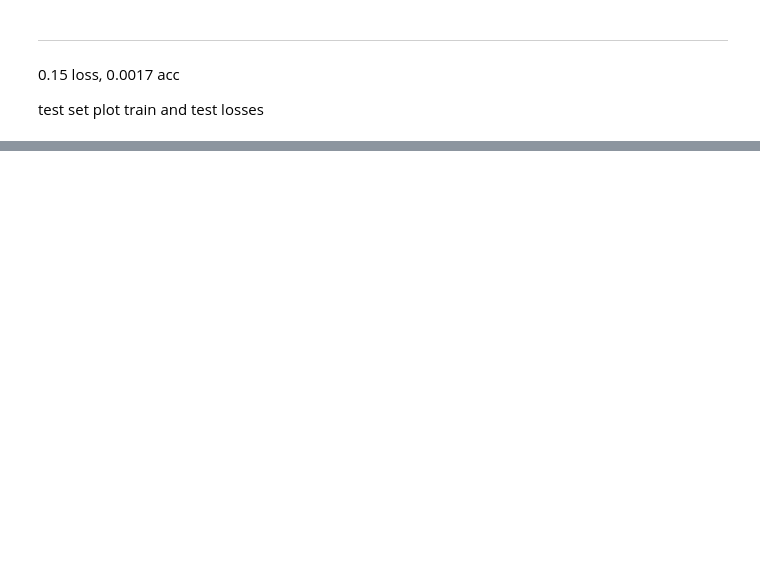
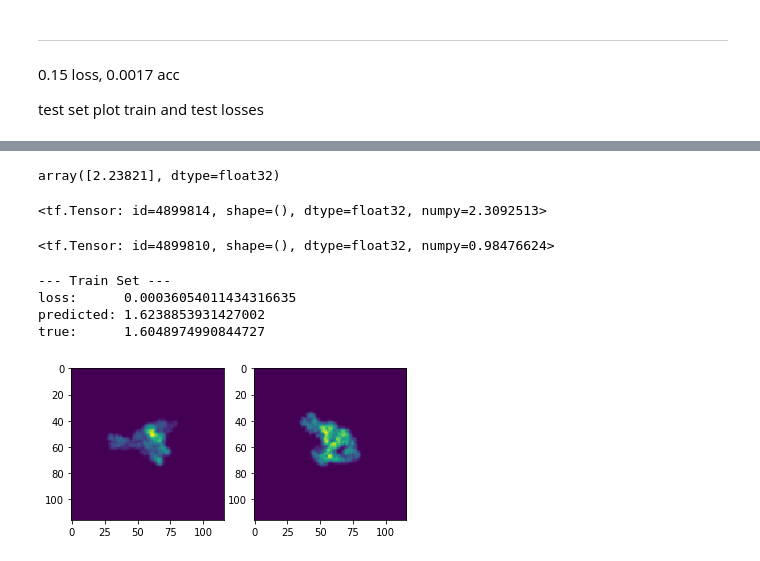
Before and after one commit to JelenaBanjac/protein-reconstruction, a Jupyter notebook: notebooks/Siamese_KERAS-protein.ipynb, the cells around one changed output, grey strips where cells are left out. Saved outputs shown, nothing was run; the diff lists cells and outputs as text; code cells hidden in the pictures; blank space fills up the shorter version.

```diff
--- a/notebooks/Siamese_KERAS-protein.ipynb
+++ b/notebooks/Siamese_KERAS-protein.ipynb
@@ -260,7 +260,7 @@ def create_pairs(x, y, num_pairs):
     labels = []
 
     # Sample some pairs.
-    idx1, idx2 = sample_pairs(num_projections=NUM_PROJECTIONS, num_pairs=num_pairs, style="knn", k=k)
+    idx1, idx2 = sample_pairs(num_projections=NUM_PROJECTIONS, num_pairs=num_pairs, style="knn_and_random", k=k)
 
     for z1, z2 in zip(idx1, idx2):
         pairs += [[x[z1], x[z2]]]
@@ -315,7 +315,7 @@ Pooling - shrinks in space
 # %% [markdown]
 ## Training
 # %%
-EPOCHS = 20
+EPOCHS = 100
 BATCH_SIZE = 256
 NUM_PROJECTIONS = 5000
 NUM_PAIRS = 50000
@@ -435,11 +462,31 @@ y_te_pred = model.predict([te_pairs[:, 0], te_pairs[:, 1]])
 # %%
 te_pairs = te_pairs.reshape(list(te_pairs.shape[:-2]) +[-1])
 tr_pairs = tr_pairs.reshape(list(tr_pairs.shape[:-2]) +[-1])
+# %%
+y_te_pred[0]
+# %% [output]
+array([2.23821], dtype=float32)
+# %%
+te_y[0]
+# %% [output]
+<tf.Tensor: id=4899814, shape=(), dtype=float32, numpy=2.3092513>
+# %%
+loss(y_te_pred, te_y.numpy())
+# %% [output]
+<tf.Tensor: id=4899810, shape=(), dtype=float32, numpy=0.98476624>
 # %%
-plt.imfig, (ax1, ax2) = plt.subplots(1, 2)
-ax1.imshow(te_pairs[2, 0])
-ax2.imshow(te_pairs[2, 1])
-print(f"--- Test Set ---")
-print(f"loss:      {loss(y_te_pred[0], te_y[0].numpy())}")
-print(f"predicted: {y_te_pred[0][0][0][0]}")
-print(f"true:      {te_y[0].numpy()}")
+def plot_results(projections, y_pred, y, strtype):
+    def _inner(i):
+        plt.imfig, (ax1, ax2) = plt.subplots(1, 2)
+        ax1.imshow(te_pairs[i, 0])
+        ax2.imshow(te_pairs[i, 1])
+
+        print(f"--- {strtype} Set ---")
+        print(f"loss:      {loss(y_pred[i], y[i].numpy())}")
+        print(f"predicted: {y_pred[i][0]}")
+        print(f"true:      {y[i].numpy()}")
+
+    return _inner
+
+plot_train_results = plot_results(tr_pairs, y_tr_pred, tr_y, "Train")
+plot_test_results = plot_results(te_pairs, y_te_pred, te_y, "Test")
@@ -453,0 +493,8 @@ print(f"true:      {tr_y[0].numpy()}")
+# %%
+plot_train_results(1)
+# %% [output]
+--- Train Set ---
+loss:      0.00036054011434316635
+predicted: 1.6238853931427002
+true:      1.6048974990844727
+[figure, added]
```
Also changed, not shown: parts of 8 cells of this notebook.
